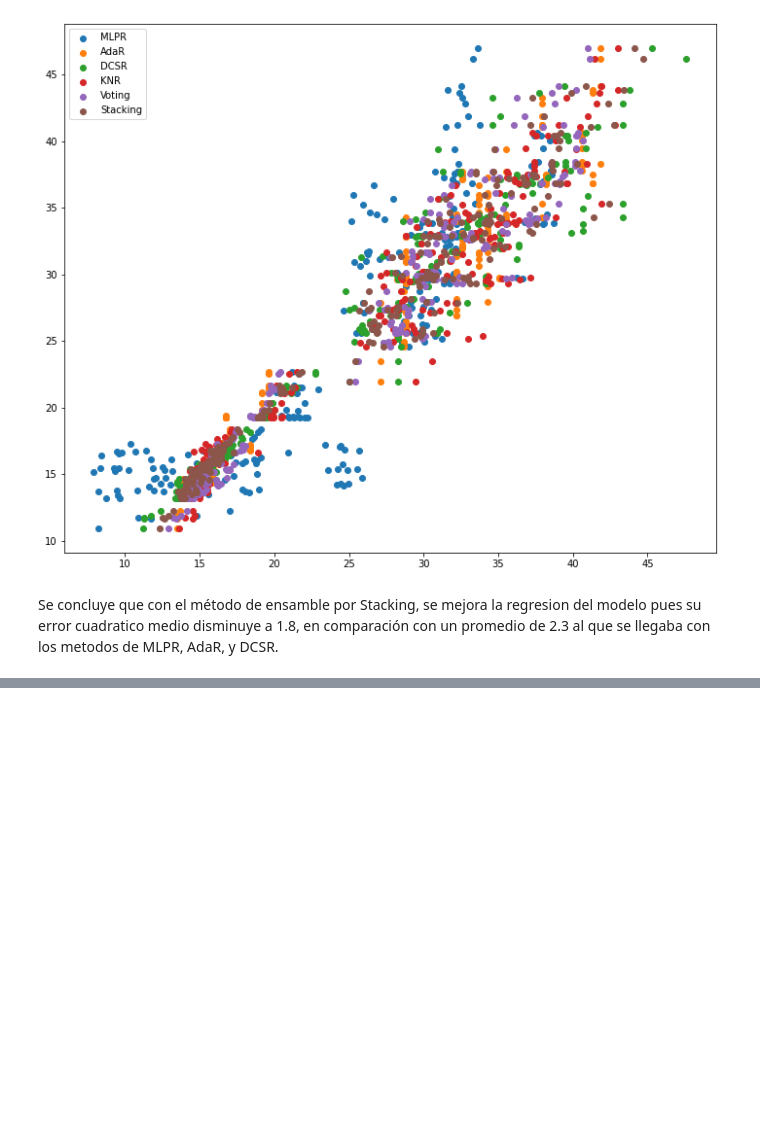
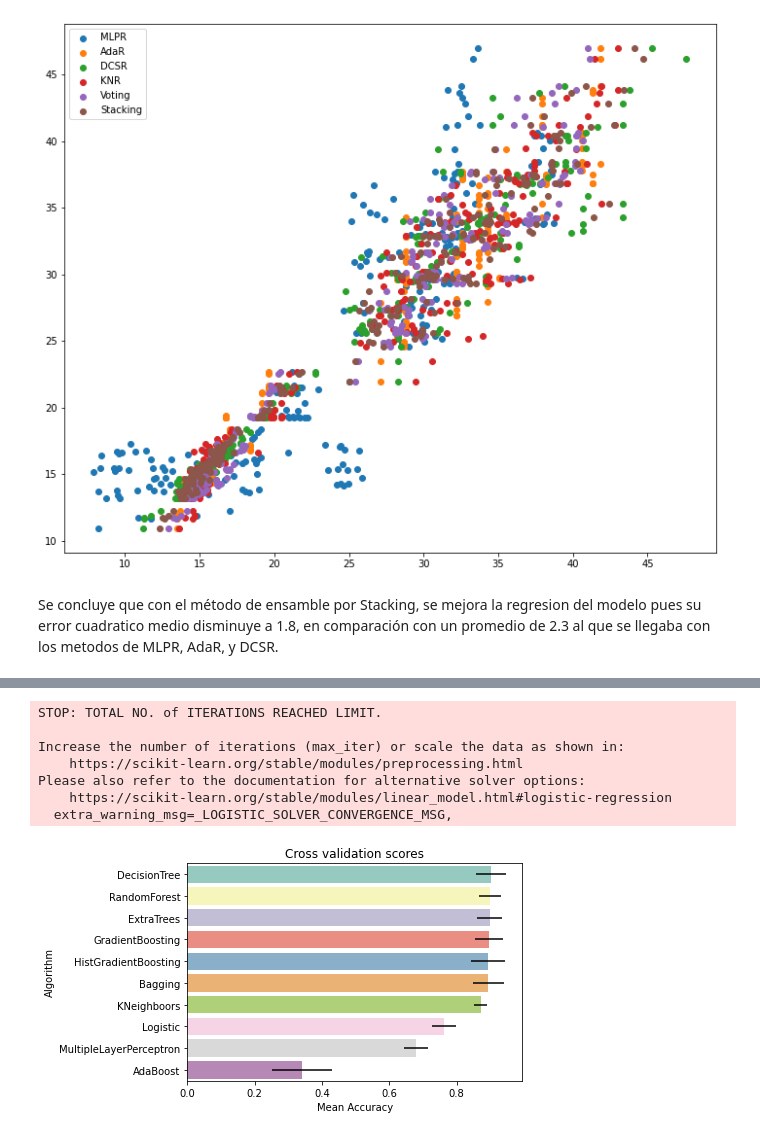
Before and after one commit to YuleMesa/Taller_8_Ensemble_Methods, a Jupyter notebook: Taller_8_25_06_2022.ipynb, the cells around one changed output, grey strips where cells are left out. Cells and saved outputs as stored; diff of their text form; code cells hidden in the pictures; blank space fills up the shorter version.

```diff
--- a/Taller_8_25_06_2022.ipynb
+++ b/Taller_8_25_06_2022.ipynb
@@ -249,0 +252,2 @@ Se concluye que con el método de ensamble por Stacking, se mejora la regresion
+# %%
+data1=data.copy()
@@ -249,0 +289,51 @@ Se concluye que con el método de ensamble por Stacking, se mejora la regresion
+# %%
+data1=data1.drop("carga de refrigeración (CL)",axis=1)
+# %%
+X=data1.drop(columns="Clase")
+y=data1["Clase"]
+X_train, X_test, y_train, y_test = train_test_split(X, y, test_size=0.33, random_state=1432)
+# %%
+# Modeling step Test differents algorithms
+random_state = None
+classifiers = []
+classifiers.append(RandomForestClassifier(random_state=random_state))
+classifiers.append(AdaBoostClassifier(random_state=random_state,learning_rate=0.1))
+classifiers.append(GradientBoostingClassifier(random_state=random_state))
+classifiers.append(ExtraTreesClassifier(random_state=random_state))
+classifiers.append(BaggingClassifier(random_state=random_state))
+classifiers.append(HistGradientBoostingClassifier(random_state=random_state))
+classifiers.append(LogisticRegression(random_state=random_state))
+classifiers.append(KNeighborsClassifier())
+classifiers.append(DecisionTreeClassifier(random_state=random_state))
+classifiers.append(MLPClassifier(random_state=random_state))
+
+cv_results, cv_results2 = [], []
+for classifier in classifiers:
+    cv_results.append(cross_val_score(classifier,X_train,y=y_train,scoring="accuracy",cv=kfold,n_jobs=4))
+    classifier.fit(X_train,y_train)
+    y_pred=classifier.predict(X_test)
+    cv_results2.append(accuracy_score(y_pred,y_test))
+
+cv_means = []
+cv_std = []
+cv_acc = []
+for cv_result in cv_results:
+    cv_means.append(cv_result.mean())
+    cv_std.append(cv_result.std())
+
+cv_res = pd.DataFrame({"CrossValMeans":cv_means,"CrossValerrors":cv_std,"Accuracy":cv_results2,
+                       "Algorithm":["RandomForest","AdaBoost","GradientBoosting","ExtraTrees","Bagging","HistGradientBoosting",
+                                    "Logistic","KNeighboors","DecisionTree","MultipleLayerPerceptron"]})
+cv_res=cv_res.sort_values(by="CrossValMeans",ascending=False)
+g = sb.barplot("CrossValMeans","Algorithm",data=cv_res,palette="Set3",orient="h",**{'xerr':cv_std})
+g.set_xlabel("Mean Accuracy")
+g = g.set_title("Cross validation scores")
+# %% [output]
+STOP: TOTAL NO. of ITERATIONS REACHED LIMIT.
+
+Increase the number of iterations (max_iter) or scale the data as shown in:
+    https://scikit-learn.org/stable/modules/preprocessing.html
+Please also refer to the documentation for alternative solver options:
+    https://scikit-learn.org/stable/modules/linear_model.html#logistic-regression
+  extra_warning_msg=_LOGISTIC_SOLVER_CONVERGENCE_MSG,
+[figure, added]
```
Also changed, not shown: parts of 16 cells of this notebook.
